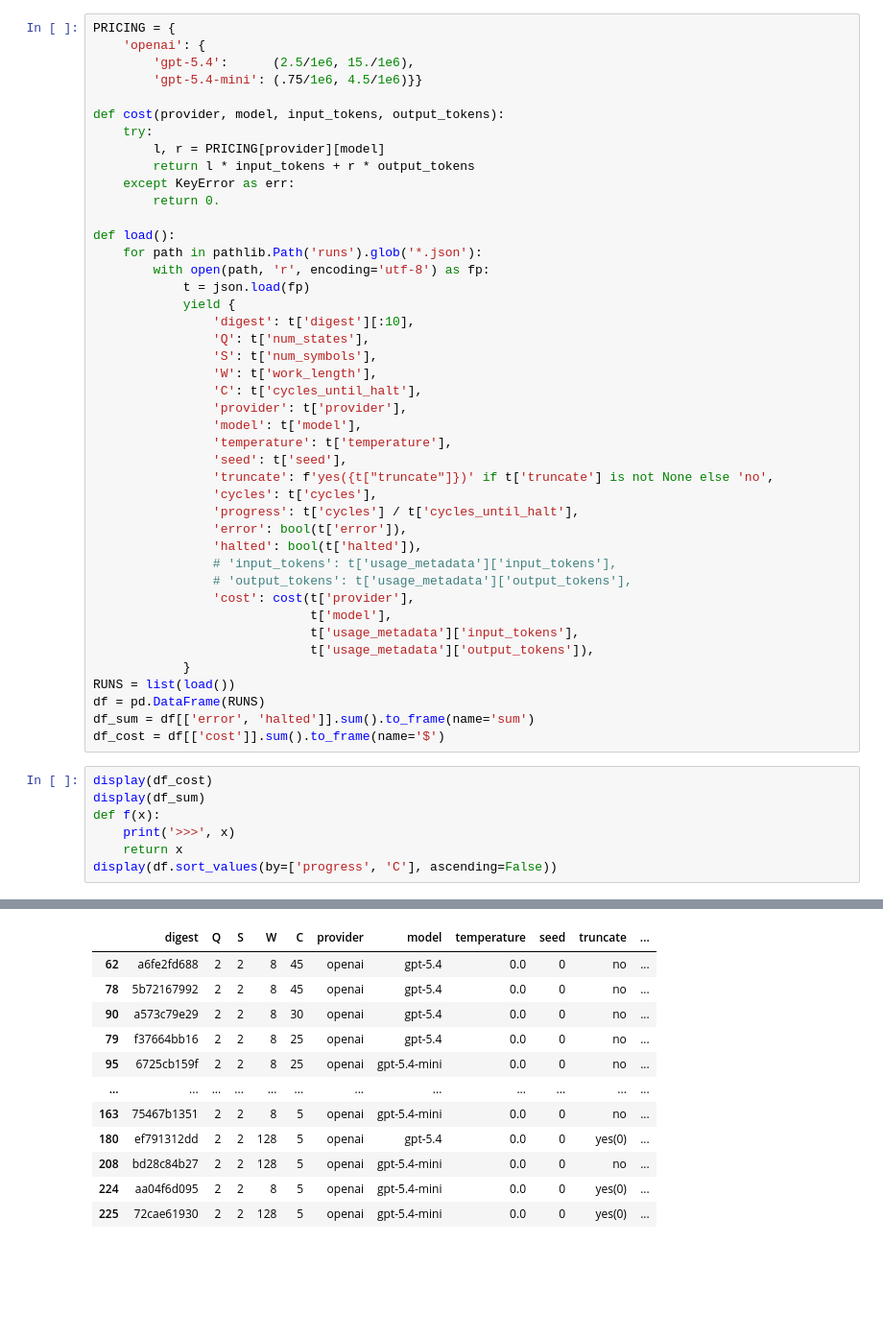
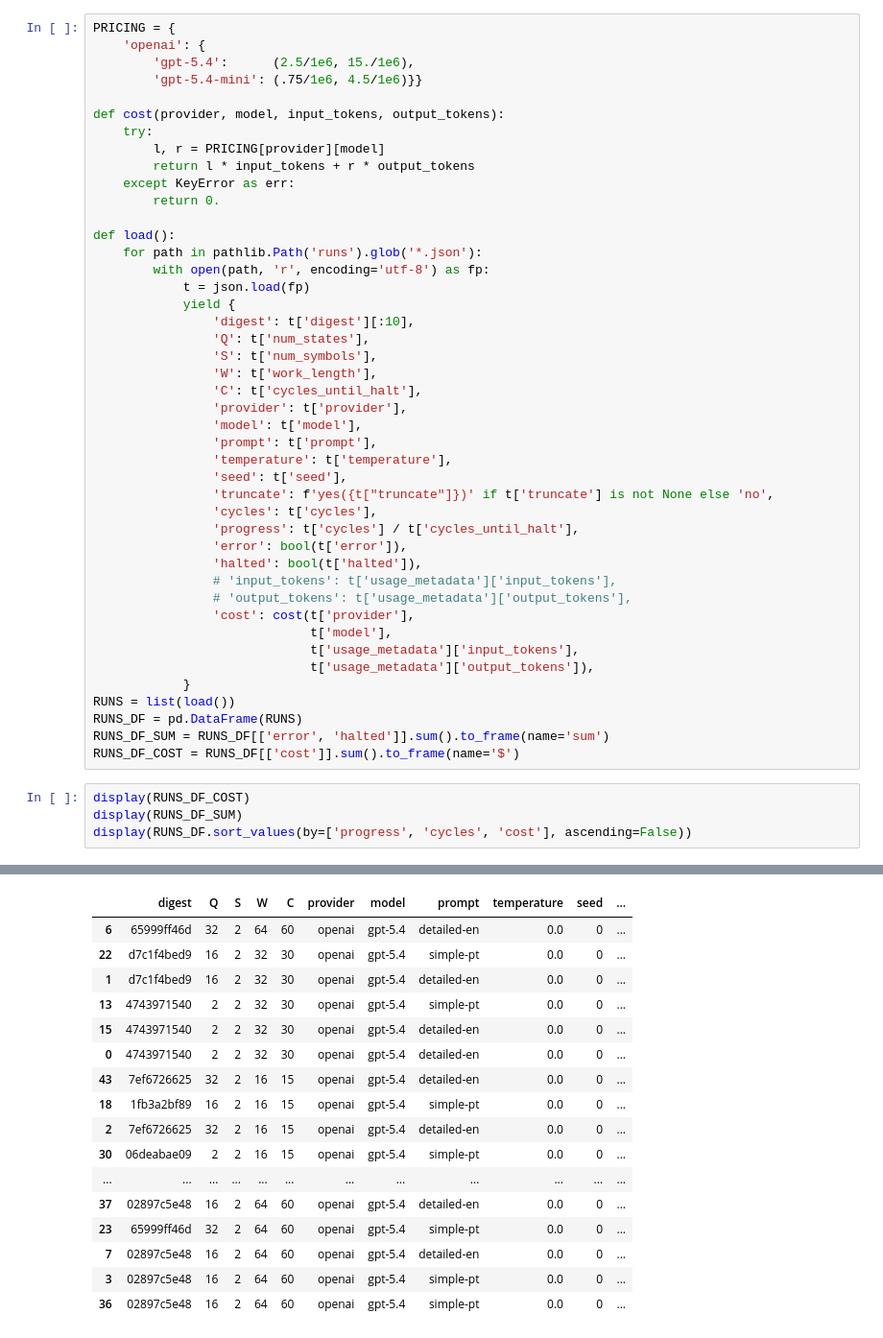
Before and after one commit to PUC-Behring-Institute-for-AI/umllm, a Jupyter notebook: evaluations/plot.ipynb, the cells around one changed output, grey strips where cells are left out. Shown at 96% size. Drawn from its saved outputs; the diff is of its cells as text; blank space fills up the shorter version.

```diff
--- a/evaluations/plot.ipynb
+++ b/evaluations/plot.ipynb
@@ -31,6 +35,7 @@ def load():
                 'C': t['cycles_until_halt'],
                 'provider': t['provider'],
                 'model': t['model'],
+                'prompt': t['prompt'],
                 'temperature': t['temperature'],
                 'seed': t['seed'],
                 'truncate': f'yes({t["truncate"]})' if t['truncate'] is not None else 'no',
@@ -46,15 +51,12 @@ def load():
                              t['usage_metadata']['output_tokens']),
             }
 RUNS = list(load())
-df = pd.DataFrame(RUNS)
-df_sum = df[['error', 'halted']].sum().to_frame(name='sum')
-df_cost = df[['cost']].sum().to_frame(name='$')
+RUNS_DF = pd.DataFrame(RUNS)
+RUNS_DF_SUM = RUNS_DF[['error', 'halted']].sum().to_frame(name='sum')
+RUNS_DF_COST = RUNS_DF[['cost']].sum().to_frame(name='$')
 # %%
-display(df_cost)
-display(df_sum)
-def f(x):
-    print('>>>', x)
-    return x
-display(df.sort_values(by=['progress', 'C'], ascending=False))
+display(RUNS_DF_COST)
+display(RUNS_DF_SUM)
+display(RUNS_DF.sort_values(by=['progress', 'cycles', 'cost'], ascending=False))
 # %% [output]
 |  | $ |
@@ -65,12 +67,17 @@ display(df.sort_values(by=['progress', 'C'], ascending=False))
-|  | digest | Q | S | W | C | provider | model | temperature | seed | truncate | ... |
-| 62 | a6fe2fd688 | 2 | 2 | 8 | 45 | openai | gpt-5.4 | 0.0 | 0 | no | ... |
-| 78 | 5b72167992 | 2 | 2 | 8 | 45 | openai | gpt-5.4 | 0.0 | 0 | no | ... |
-| 90 | a573c79e29 | 2 | 2 | 8 | 30 | openai | gpt-5.4 | 0.0 | 0 | no | ... |
-| 79 | f37664bb16 | 2 | 2 | 8 | 25 | openai | gpt-5.4 | 0.0 | 0 | no | ... |
-| 95 | 6725cb159f | 2 | 2 | 8 | 25 | openai | gpt-5.4-mini | 0.0 | 0 | no | ... |
+|  | digest | Q | S | W | C | provider | model | prompt | temperature | seed | ... |
+| 6 | 65999ff46d | 32 | 2 | 64 | 60 | openai | gpt-5.4 | detailed-en | 0.0 | 0 | ... |
+| 22 | d7c1f4bed9 | 16 | 2 | 32 | 30 | openai | gpt-5.4 | simple-pt | 0.0 | 0 | ... |
+| 1 | d7c1f4bed9 | 16 | 2 | 32 | 30 | openai | gpt-5.4 | detailed-en | 0.0 | 0 | ... |
+| 13 | 4743971540 | 2 | 2 | 32 | 30 | openai | gpt-5.4 | simple-pt | 0.0 | 0 | ... |
+| 15 | 4743971540 | 2 | 2 | 32 | 30 | openai | gpt-5.4 | detailed-en | 0.0 | 0 | ... |
+| 0 | 4743971540 | 2 | 2 | 32 | 30 | openai | gpt-5.4 | detailed-en | 0.0 | 0 | ... |
+| 43 | 7ef6726625 | 32 | 2 | 16 | 15 | openai | gpt-5.4 | detailed-en | 0.0 | 0 | ... |
+| 18 | 1fb3a2bf89 | 16 | 2 | 16 | 15 | openai | gpt-5.4 | simple-pt | 0.0 | 0 | ... |
+| 2 | 7ef6726625 | 32 | 2 | 16 | 15 | openai | gpt-5.4 | detailed-en | 0.0 | 0 | ... |
+| 30 | 06deabae09 | 2 | 2 | 16 | 15 | openai | gpt-5.4 | simple-pt | 0.0 | 0 | ... |
 | ... | ... | ... | ... | ... | ... | ... | ... | ... | ... | ... | ... |
-| 163 | 75467b1351 | 2 | 2 | 8 | 5 | openai | gpt-5.4-mini | 0.0 | 0 | no | ... |
-| 180 | ef791312dd | 2 | 2 | 128 | 5 | openai | gpt-5.4 | 0.0 | 0 | yes(0) | ... |
-| 208 | bd28c84b27 | 2 | 2 | 128 | 5 | openai | gpt-5.4-mini | 0.0 | 0 | no | ... |
-| 224 | aa04f6d095 | 2 | 2 | 8 | 5 | openai | gpt-5.4-mini | 0.0 | 0 | yes(0) | ... |
-| 225 | 72cae61930 | 2 | 2 | 128 | 5 | openai | gpt-5.4-mini | 0.0 | 0 | yes(0) | ... |
+| 37 | 02897c5e48 | 16 | 2 | 64 | 60 | openai | gpt-5.4 | detailed-en | 0.0 | 0 | ... |
+| 23 | 65999ff46d | 32 | 2 | 64 | 60 | openai | gpt-5.4 | simple-pt | 0.0 | 0 | ... |
+| 7 | 02897c5e48 | 16 | 2 | 64 | 60 | openai | gpt-5.4 | detailed-en | 0.0 | 0 | ... |
+| 3 | 02897c5e48 | 16 | 2 | 64 | 60 | openai | gpt-5.4 | simple-pt | 0.0 | 0 | ... |
+| 36 | 02897c5e48 | 16 | 2 | 64 | 60 | openai | gpt-5.4 | simple-pt | 0.0 | 0 | ... |
```
Also changed, not shown: parts of 12 cells of this notebook.
